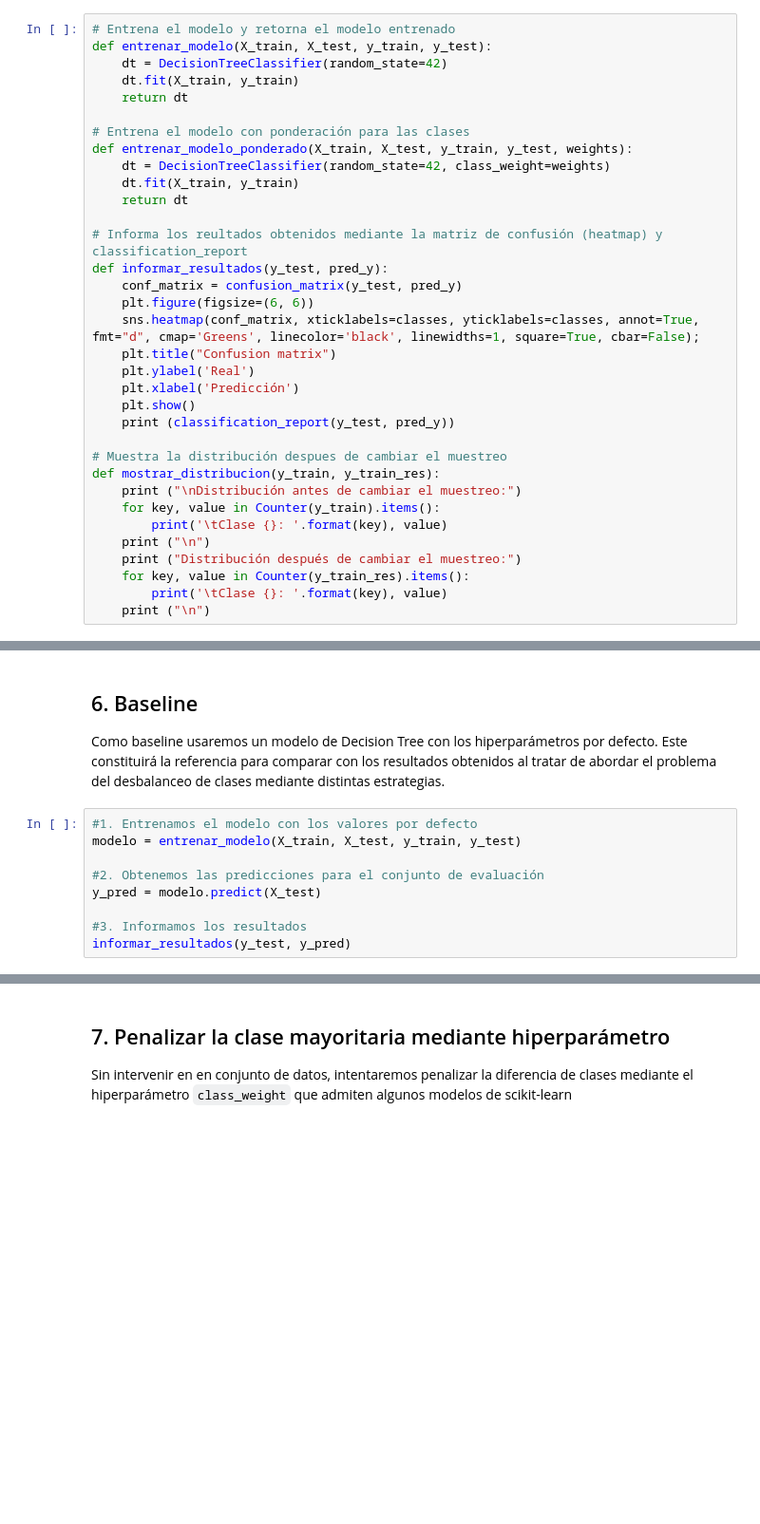
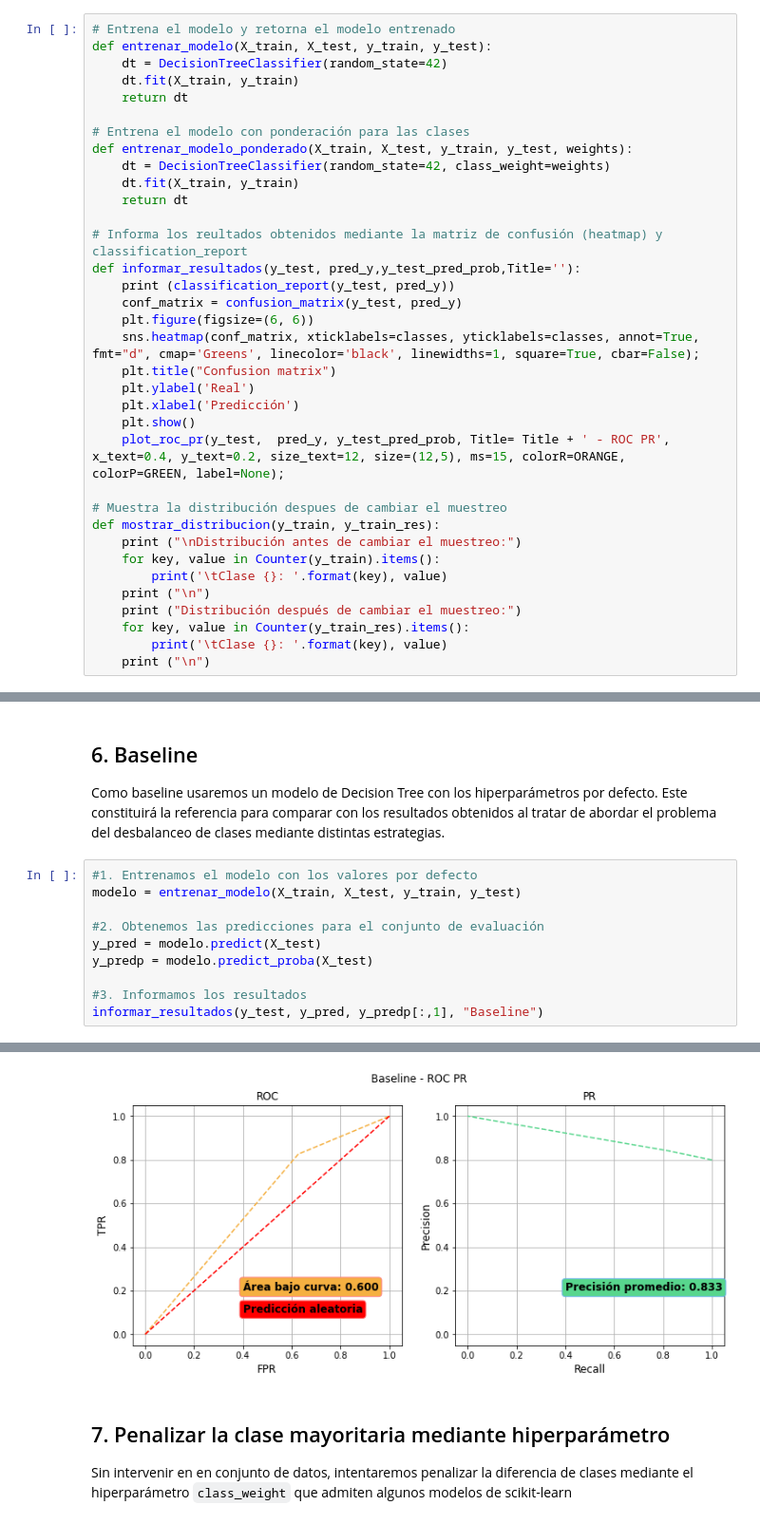
Before and after one commit to giannipablo/MentoriaDiploDatos2020, a Jupyter notebook: Practico_3y4_part_4.ipynb, the cells around one changed output, grey strips where cells are left out. Shown at 95% size. Cells and saved outputs as stored; diff of their text form; blank space fills up the shorter version.

```diff
--- a/Practico_3y4_part_4.ipynb
+++ b/Practico_3y4_part_4.ipynb
@@ -103,7 +103,8 @@ def entrenar_modelo_ponderado(X_train, X_test, y_train, y_test, weights):
     return dt
 
 # Informa los reultados obtenidos mediante la matriz de confusión (heatmap) y classification_report
-def informar_resultados(y_test, pred_y):
+def informar_resultados(y_test, pred_y,y_test_pred_prob,Title=''):
+    print (classification_report(y_test, pred_y))
     conf_matrix = confusion_matrix(y_test, pred_y)
     plt.figure(figsize=(6, 6))
     sns.heatmap(conf_matrix, xticklabels=classes, yticklabels=classes, annot=True, fmt="d", cmap='Greens', linecolor='black', linewidths=1, square=True, cbar=False);
@@ -111,7 +112,7 @@ def informar_resultados(y_test, pred_y):
     plt.ylabel('Real')
     plt.xlabel('Predicción')
     plt.show()
-    print (classification_report(y_test, pred_y))
+    plot_roc_pr(y_test,  pred_y, y_test_pred_prob, Title= Title + ' - ROC PR',  x_text=0.4, y_text=0.2, size_text=12, size=(12,5), ms=15, colorR=ORANGE, colorP=GREEN, label=None);
 
 # Muestra la distribución despues de cambiar el muestreo
 def mostrar_distribucion(y_train, y_train_res):
@@ -184,7 +185,8 @@ modelo = entrenar_modelo(X_train, X_test, y_train, y_test)
 
 #2. Obtenemos las predicciones para el conjunto de evaluación
 y_pred = modelo.predict(X_test)
+y_predp = modelo.predict_proba(X_test)
 
 #3. Informamos los resultados
-informar_resultados(y_test, y_pred)
+informar_resultados(y_test, y_pred, y_predp[:,1], "Baseline")
 # %% [output]
@@ -200,3 +202,4 @@ weighted avg       0.74      0.74      0.74      3486
+[figure, added]
 # %% [markdown]
 ## 7. Penalizar la clase mayoritaria mediante hiperparámetro
 
```
Also changed, not shown: parts of 5 cells of this notebook.
